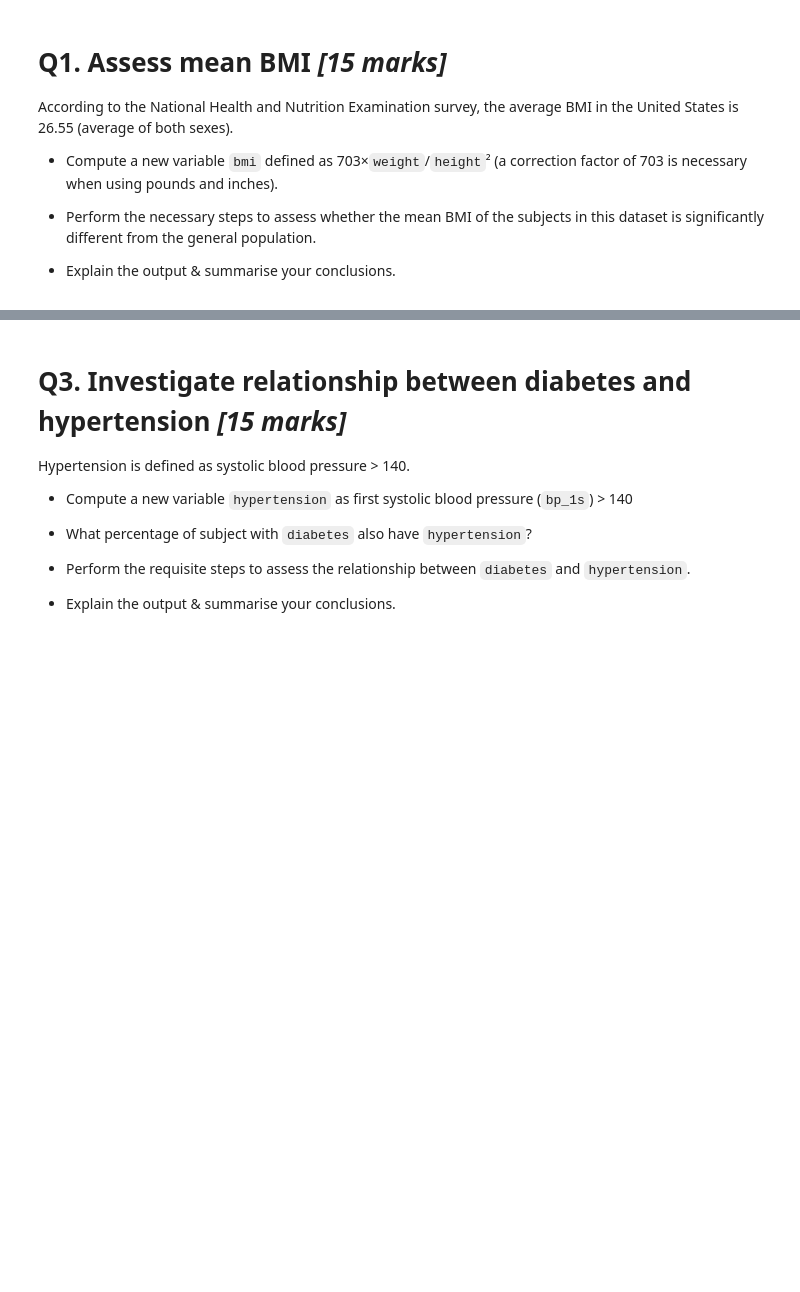
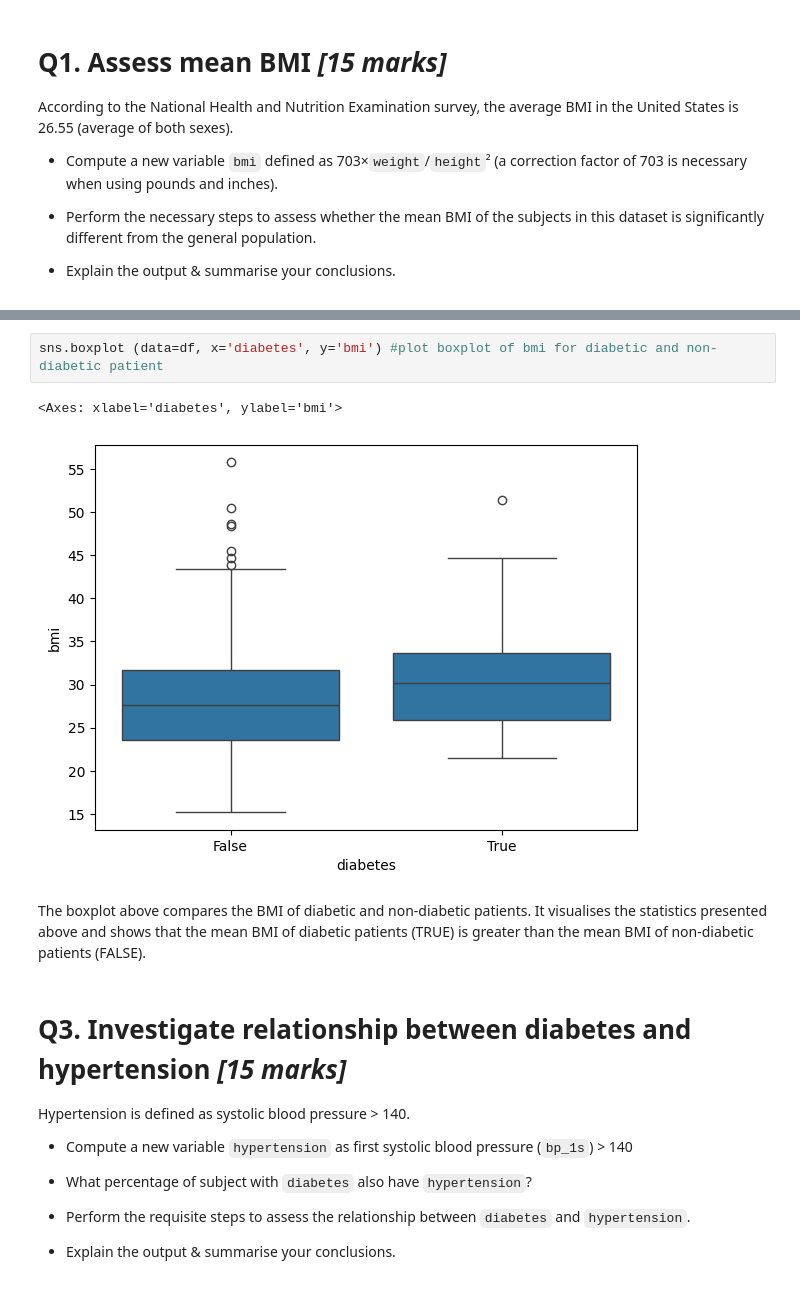
Before and after one commit to CameshaBH/Python-project, a Jupyter notebook: Copy_of_Assignment.ipynb, the cells around one changed output, grey strips where cells are left out. Drawn from its saved outputs; the diff is of its cells as text; blank space fills up the shorter version.

```diff
--- a/Copy_of_Assignment.ipynb
+++ b/Copy_of_Assignment.ipynb
@@ -136,3 +194,10 @@ i.e the mean of BMI for persons with diabetes (30.986) is significantly differen
+# %%
+sns.boxplot (data=df, x='diabetes', y='bmi') #plot boxplot of bmi for diabetic and non-diabetic patient
+# %% [output]
+<Axes: xlabel='diabetes', ylabel='bmi'>
+[figure, added]
+# %% [markdown]
+The boxplot above compares the BMI of diabetic and non-diabetic patients. It visualises the statistics presented above and shows that the mean BMI of diabetic patients (TRUE) is greater than the mean BMI of non-diabetic patients (FALSE).
 # %% [markdown]
 # Q3. Investigate relationship between diabetes and hypertension _[15 marks]_
 
```
Also changed, not shown: parts of 58 cells of this notebook.
